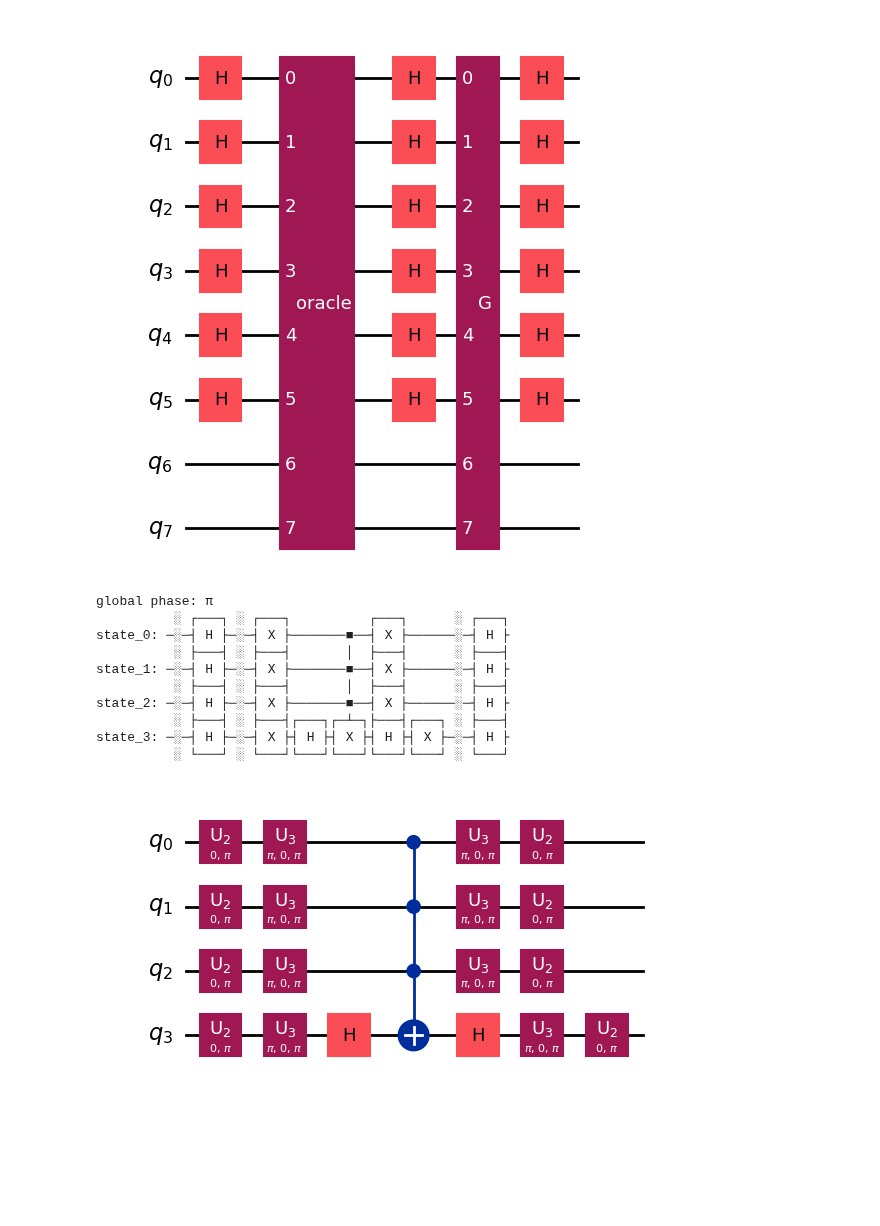
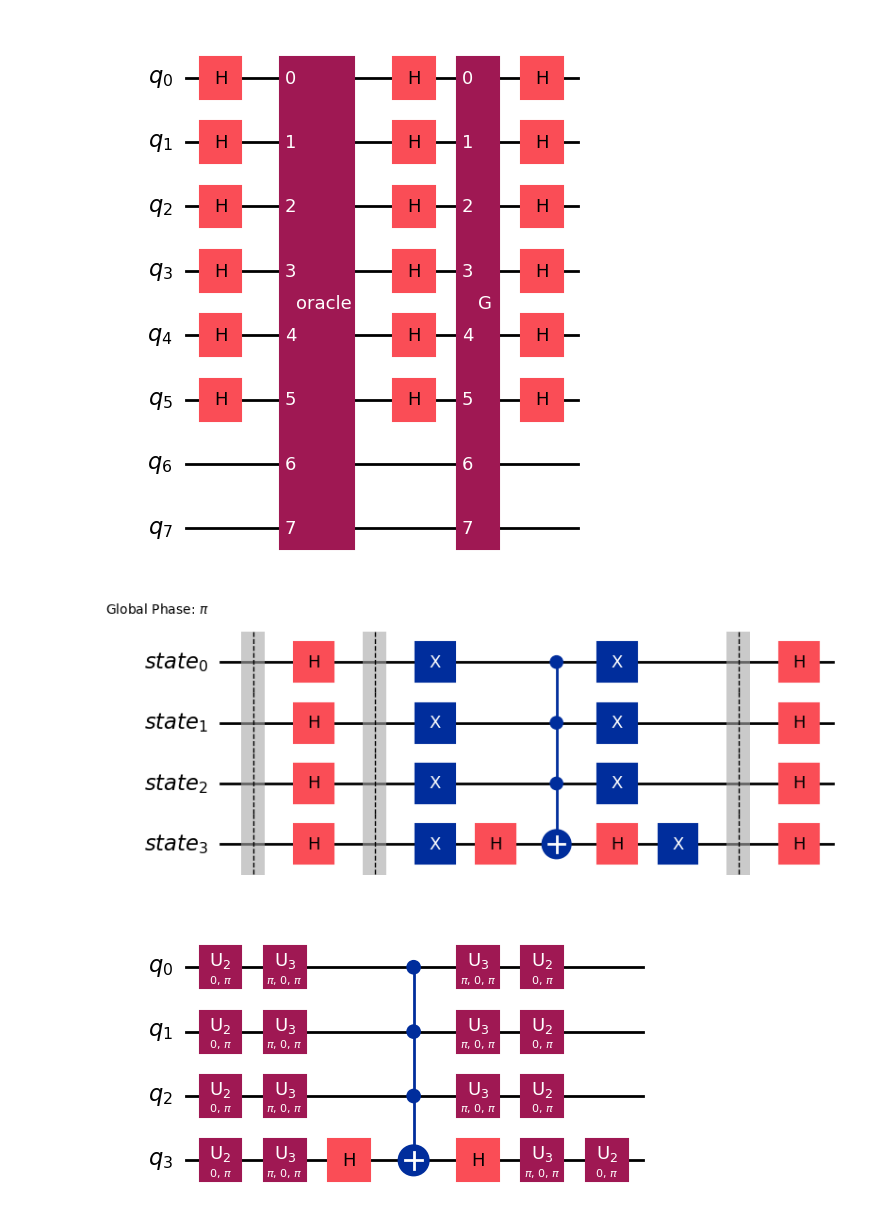
Before and after one commit to 1ngVG-QCCE/QuantumMazeSolver, a Jupyter notebook: circuit-generation-diffuser.ipynb, the cells around one changed output. Cells and saved outputs as stored; diff of their text form; code cells hidden in the pictures; blank space fills up the shorter version.

```diff
--- a/circuit-generation-diffuser.ipynb
+++ b/circuit-generation-diffuser.ipynb
@@ -173,25 +173,16 @@ circ.draw("mpl")
 # %%
 import os
 import sys
 from qiskit.circuit import QuantumCircuit
 from qiskit.circuit.library import GroverOperator
 sys.path.insert(1, '../')
 
 oracle = QuantumCircuit(4)
 grover_op = GroverOperator(oracle, insert_barriers=True)
-grover_op.decompose().draw()
+grover_op.decompose().draw("mpl")
 # hp.derive_unitary_matrix(grover_op)
 # %% [output]
-global phase: π
-          ░ ┌───┐ ░ ┌───┐          ┌───┐      ░ ┌───┐
-state_0: ─░─┤ H ├─░─┤ X ├───────■──┤ X ├──────░─┤ H ├
-          ░ ├───┤ ░ ├───┤       │  ├───┤      ░ ├───┤
-state_1: ─░─┤ H ├─░─┤ X ├───────■──┤ X ├──────░─┤ H ├
-          ░ ├───┤ ░ ├───┤       │  ├───┤      ░ ├───┤
-state_2: ─░─┤ H ├─░─┤ X ├───────■──┤ X ├──────░─┤ H ├
-          ░ ├───┤ ░ ├───┤┌───┐┌─┴─┐├───┤┌───┐ ░ ├───┤
-state_3: ─░─┤ H ├─░─┤ X ├┤ H ├┤ X ├┤ H ├┤ X ├─░─┤ H ├
-          ░ └───┘ ░ └───┘└───┘└───┘└───┘└───┘ ░ └───┘
+[figure, added]
 # %%
 from qiskit.circuit.library import ZGate
 oracle = QuantumCircuit(4)
```
